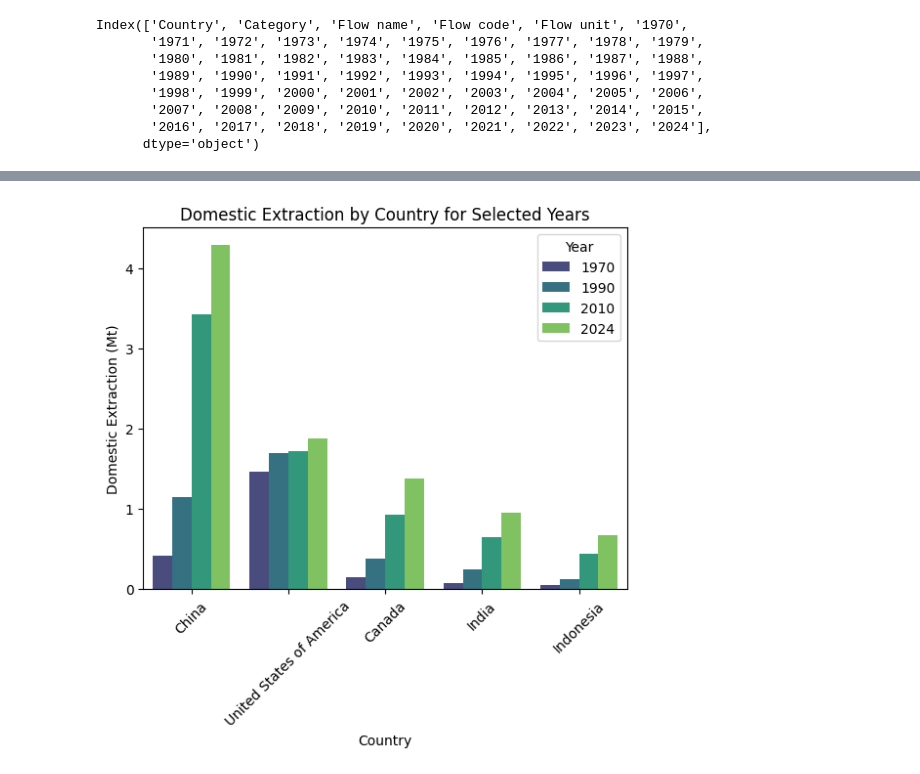
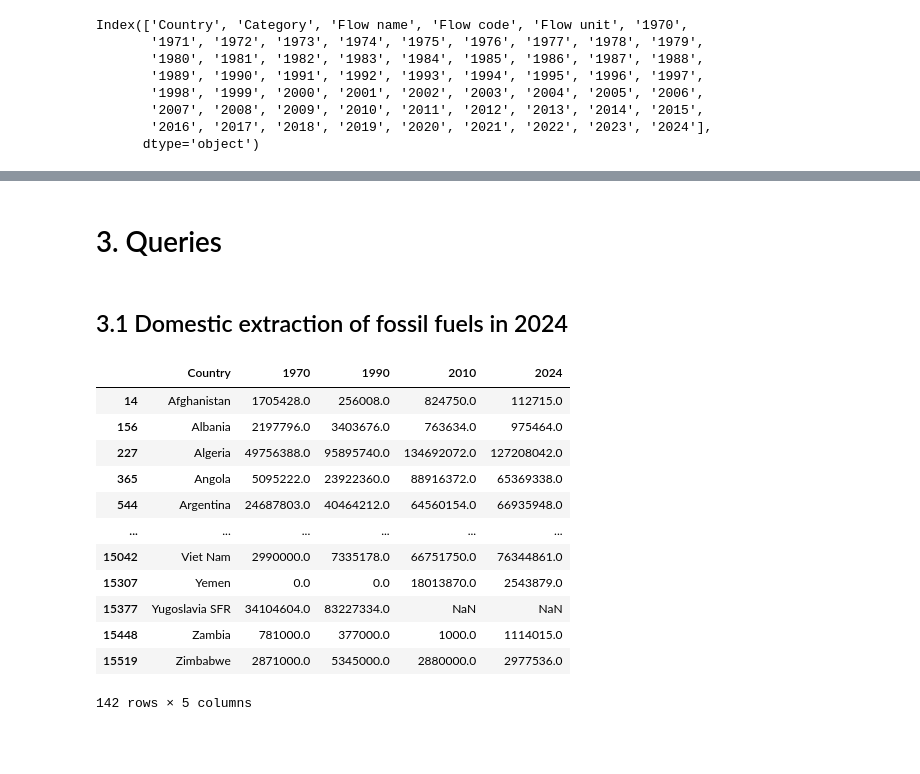
Before and after one commit to OrionFlame1/dataViz, a Jupyter notebook: Main.ipynb, the cells around one changed output, grey strips where cells are left out. Drawn from its saved outputs; the diff is of its cells as text; code cells hidden in the pictures; blank space fills up the shorter version.

```diff
--- a/Main.ipynb
+++ b/Main.ipynb
@@ -64,3 +74,5 @@ df[df["Country"] == "Romania"]
 # Domestic Extraction	Fossil fuels (countries that extract petroleum)
 # Products from fossil fuel/import (countries that buy gas n stuff)
 # Products from biomass   export (countries that export other types of fuel like charcoal, methane, hydrogene
+# %% [markdown]
+# 3. Queries <a class="anchor" id="queries"></a>
@@ -67,63 +83,29 @@ df[df["Country"] == "Romania"]
+# %% [markdown]
+## 3.1 Domestic extraction of fossil fuels in 2024
 # %%
 # Chart for the countries that extract petroleum (2024)
 YEAR = "2024"
 FLOW_NAME = "Domestic Extraction"
 CATEGORY = "Fossil fuels"
 
-YEARS = ["1970", "1990", "2010", "2024"]
+years_filter = ["Country"] + ["1970", "1990", "2010", "2024"]
 
-filter = YEARS
-filter.append("Country")
+petroleum_extraction_filter = (df["Flow name"] == FLOW_NAME) & (df["Category"] == CATEGORY)
 
 # Filter for this chart only
-df_petroleum_extraction = df[(df["Flow name"] == FLOW_NAME) & (df["Category"] == CATEGORY)]
-df_petroleum_extraction = df_petroleum_extraction[filter]
+df_petroleum_extraction = df[petroleum_extraction_filter][years_filter]
 df_petroleum_extraction
-
-# # drop NaN rows and 0 value rows
-df_petroleum_extraction = df_petroleum_extraction.dropna()
-df_petroleum_extraction = df_petroleum_extraction[df_petroleum_extraction[YEAR] > 0]
-
-# # sorting descending
-df_petroleum_extraction = df_petroleum_extraction.sort_values(YEAR, ascending=False)
-
-df_petroleum_extraction = df_petroleum_extraction[~df_petroleum_extraction["Country"].isin(removed)]
-
-df_petroleum_extraction = df_petroleum_extraction.head()
-
-melted_data = pd.melt(
-    df_petroleum_extraction,
-    id_vars=["Country"],
-    value_vars=YEARS,
-    var_name="Year",
-    value_name="Value"
-)
-
-plot = sb.barplot(
-    data=melted_data,
-    x="Country",
-    y="Value",
-    hue="Year",
-    palette="viridis"  # Use any color palette you like
-)
-
-plot.set_xticklabels(labels = df_petroleum_extraction["Country"], rotation=45)
-plot.yaxis.offsetText.set_visible(False)
-
-plt.xlabel("Country")
-plt.ylabel(f"{FLOW_NAME} (Mt)")  # Use the flow unit from the data
-plt.title(f"{FLOW_NAME} by Country for Selected Years")
-plt.legend(title="Year")
-
-# Show the plot
-plt.show()
-
-# plot = sb.barplot(data = df_petroleum_extraction, x = df_petroleum_extraction["Country"], y = df_petroleum_extraction[YEAR])
-# plt.ylabel("millions of tons")
-# plt.title("Millions of tons of fossil fuels extracted by country, " + YEAR)
-
-
-
-# plt.gca().xaxis.set_major_formatter(ticker.ScalarFormatter(useOffset=False, useMathText=False))
 # %% [output]
-[figure, removed]
+|  | Country | 1970 | 1990 | 2010 | 2024 |
+| 14 | Afghanistan | 1705428.0 | 256008.0 | 824750.0 | 112715.0 |
+| 156 | Albania | 2197796.0 | 3403676.0 | 763634.0 | 975464.0 |
+| 227 | Algeria | 49756388.0 | 95895740.0 | 134692072.0 | 127208042.0 |
+| 365 | Angola | 5095222.0 | 23922360.0 | 88916372.0 | 65369338.0 |
+| 544 | Argentina | 24687803.0 | 40464212.0 | 64560154.0 | 66935948.0 |
+| ... | ... | ... | ... | ... | ... |
+| 15042 | Viet Nam | 2990000.0 | 7335178.0 | 66751750.0 | 76344861.0 |
+| 15307 | Yemen | 0.0 | 0.0 | 18013870.0 | 2543879.0 |
+| 15377 | Yugoslavia SFR | 34104604.0 | 83227334.0 | NaN | NaN |
+| 15448 | Zambia | 781000.0 | 377000.0 | 1000.0 | 1114015.0 |
+| 15519 | Zimbabwe | 2871000.0 | 5345000.0 | 2880000.0 | 2977536.0 |
+142 rows × 5 columns
```
Also changed, not shown: parts of 17 cells of this notebook.
